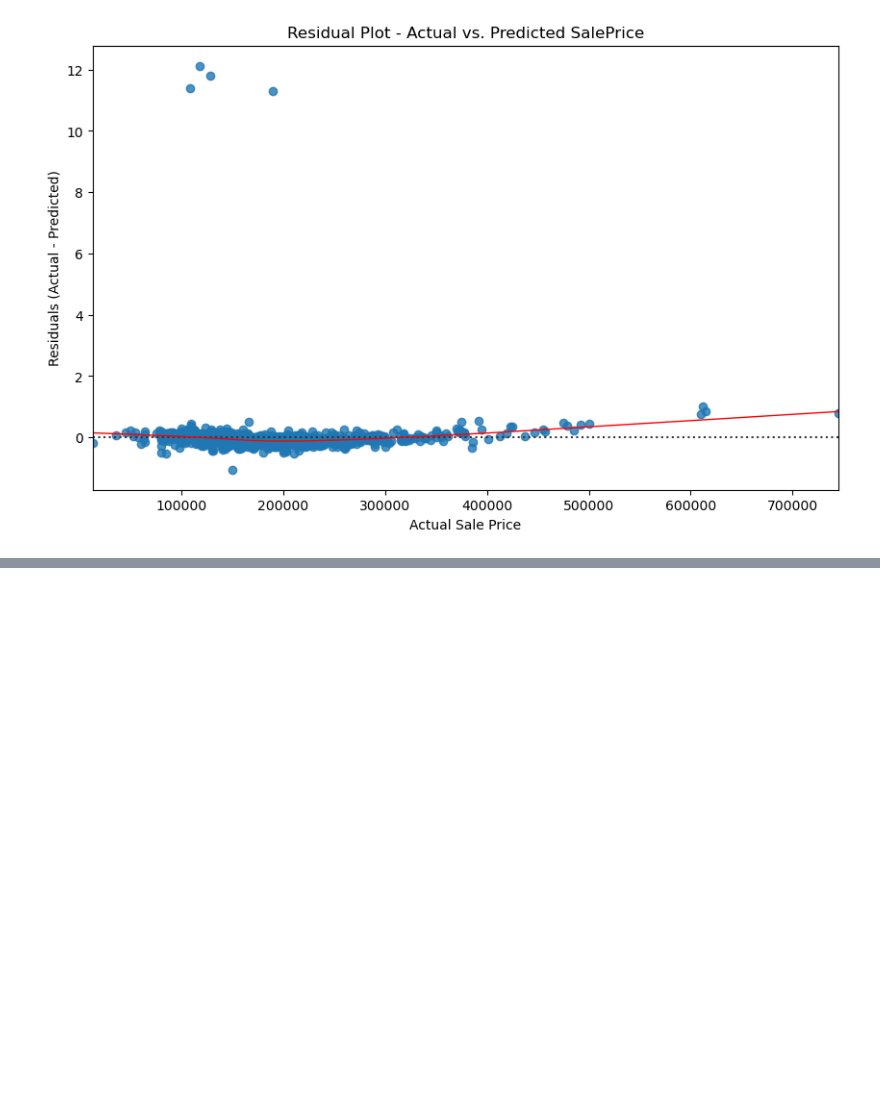
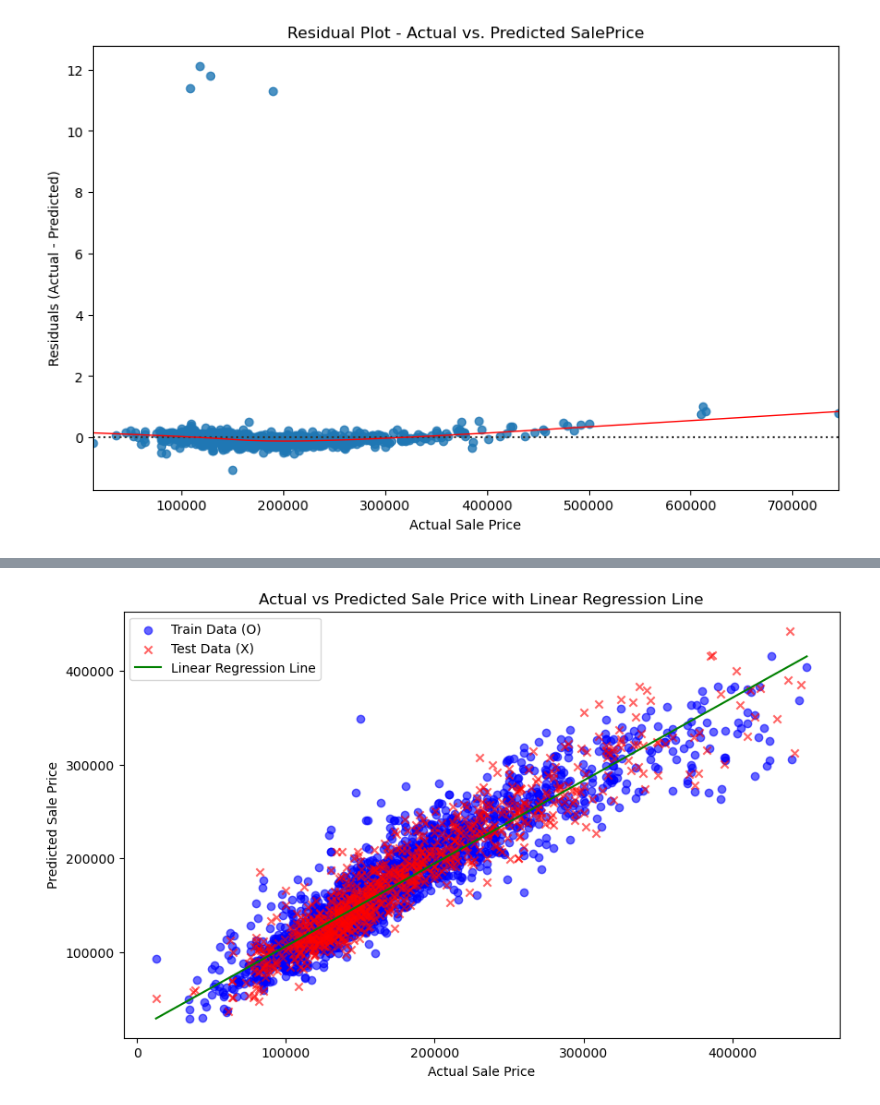
Before and after one commit to Youssef-Malek2004/ML-Mini-Project-Linear-Regression, a Jupyter notebook: House-Prices-Linear-Model.ipynb, the cells around one changed output, grey strips where cells are left out. Cells and saved outputs as stored; diff of their text form; code cells hidden in the pictures; blank space fills up the shorter version.

```diff
--- a/House-Prices-Linear-Model.ipynb
+++ b/House-Prices-Linear-Model.ipynb
@@ -741,0 +777,92 @@ plt.show()
+# %%
+import numpy as np
+import matplotlib.pyplot as plt
+import pandas as pd
+import statsmodels.api as sm
+from sklearn.linear_model import LinearRegression
+from sklearn.model_selection import train_test_split
+from sklearn.preprocessing import StandardScaler
+from sklearn.metrics import mean_squared_error, r2_score
+
+# Assuming 'df' is the DataFrame containing the data
+
+# Step 1: Remove the top 1% of SalePrice values
+percentile_99 = np.percentile(df['SalePrice'], 99)
+df_filtered = df[df['SalePrice'] <= percentile_99]
+
+# Step 2: Create 'HouseAge' column
+df_filtered["HouseAge"] = 2024 - df_filtered["Year Built"]
+
+df_filtered["Lot Area"] = df_filtered["Lot Area"].apply(lambda x: max(x, 1e-6))
+df_filtered["LotArea_sqrt"] = np.sqrt(df_filtered["Lot Area"])
+
+# Features to scale
+features_to_scale = ["Lot Area", "Gr Liv Area", "Year Remod/Add", "OverallQual_Squared", "HouseAge", "Cond_Qual_Interaction"]
+
+# Scale the selected features
+scaler = StandardScaler()
+df_filtered[features_to_scale] = scaler.fit_transform(df_filtered[features_to_scale])
+
+# Step 3: Prepare the feature matrix X and target vector y
+X_filtered = df_filtered[["Gr Liv Area", "Year Remod/Add", "OverallQual_Squared", "HouseAge", "Condition 1", "Condition 2", "Cond_Qual_Interaction","Land Slope", "MS Zoning", "Neighborhood", "LotArea_sqrt"]]
+
+# One-hot encode 'Condition1' and 'Condition2' columns
+X_filtered = pd.get_dummies(X_filtered, columns=["Condition 1", "Condition 2", "Land Slope", "MS Zoning", "Neighborhood"], drop_first=True)
+
+X_filtered = X_filtered.astype(float)
+
+X_filtered = drop_high_vif_features(X_filtered, threshold=10)
+# Target variable y
+y_filtered = df_filtered["SalePrice"]
+
+# Step 4: Split the filtered dataset into training and testing sets (70% training, 30% testing)
+X_train, X_test, y_train, y_test = train_test_split(X_filtered, y_filtered, test_size=0.3, random_state=42)
+
+X_train = X_train.astype(float)
+X_test = X_test.astype(float)
+
+# Add a constant (intercept) term to the feature matrix for statsmodels
+X_train_sm = sm.add_constant(X_train)
+X_test_sm = sm.add_constant(X_test)
+
+# Step 5: Fit the model using statsmodels (OLS)
+model_sm = sm.OLS(y_train, X_train_sm).fit()
+
+# Step 6: Print the summary to get the F-statistic and p-values
+print(model_sm.summary())
+
+# Step 7: Make predictions on both training and test data
+y_train_pred = model_sm.predict(X_train_sm)
+y_test_pred = model_sm.predict(X_test_sm)
+
+# Plotting the predictions
+plt.figure(figsize=(10, 6))
+
+# Plot the training data predictions (blue 'O' markers)
+plt.scatter(y_train, y_train_pred, color='blue', label='Train Data (O)', alpha=0.6, marker='o')
+
+# Plot the test data predictions (red 'X' markers)
+plt.scatter(y_test, y_test_pred, color='red', label='Test Data (X)', alpha=0.6, marker='x')
+
+# Plot the linear regression line (fit a line for the plot)
+plt.plot([min(y_filtered), max(y_filtered)], [min(y_train_pred), max(y_train_pred)], color='green', label='Linear Regression Line')
+
+# Labels and Title
+plt.xlabel("Actual Sale Price")
+plt.ylabel("Predicted Sale Price")
+plt.title("Actual vs Predicted Sale Price with Linear Regression Line")
+
+# Add a legend to distinguish between train, test, and the regression line
+plt.legend()
+
+# Show plot
+plt.show()
+
+# Step 8: Evaluate model performance using R² and RMSE
+mse = mean_squared_error(y_test, y_test_pred)
+rmse = mse ** 0.5
+r2 = r2_score(y_test, y_test_pred)
+
+print(f"R² on Test Data: {r2:.3f}")
+print(f"RMSE on Test Data: {rmse:.3f}")
+# %% [output]
@@ -741,0 +906 @@ plt.show()
+[figure, added]
```
Also changed, not shown: parts of 6 cells of this notebook.
